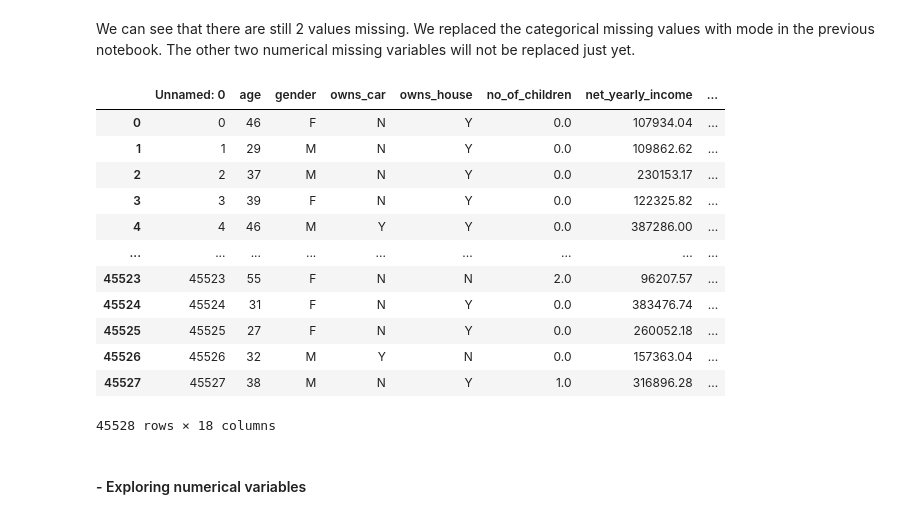
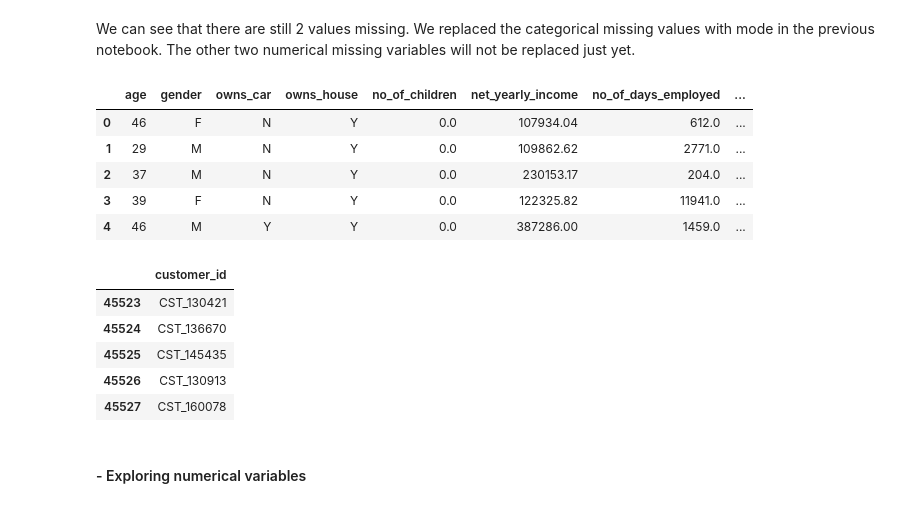
Before and after one commit to CamiloDS16/Project-2-AmEx-Credit-Card-Default-, a Jupyter notebook: Project-2-AmEx-Credit-Card-Default-/notebooks/eda_amex_project.ipynb, the cells around one changed output. Cells and saved outputs as stored; diff of their text form; code cells hidden in the pictures.

```diff
--- a/Project-2-AmEx-Credit-Card-Default-/notebooks/eda_amex_project.ipynb
+++ b/Project-2-AmEx-Credit-Card-Default-/notebooks/eda_amex_project.ipynb
@@ -46,7 +28,7 @@ ModuleNotFoundError: No module named 'widgetsnbextension'
 #### Loading the data
 # %%
 # Loading data to variable amex_df_
-amex_df_ = pd.read_csv(r'/Users/camilods16/Documents/Project-2-AmEx-Credit-Card-Default-/Project-2-AmEx-Credit-Card-Default-/data/processed/amex_clean_data.csv')
+amex_df_ = pd.read_csv(r'/Users/camilods16/Documents/Project-2-AmEx-Credit-Card-Default-/Project-2-AmEx-Credit-Card-Default-/data/processed/amex_data.csv')
 # %% [markdown]
 ### Pandas Profile: American Express DataFrame
 # %% [markdown]
@@ -116,6 +98,8 @@ Index(['Unnamed: 0', 'customer_id', 'age', 'gender', 'owns_car', 'owns_house',
        'credit_card_default'],
       dtype='object')
 # %%
-# dropping False column
-amex_df_.drop(False, axis=1, inplace=True)
+# dropping unnamed column column
+amex_df_ = amex_df_.drop(columns='Unnamed: 0', axis=1)
+amex_train = amex_df_
+amex_train.head(5)
 # %% [output]
@@ -135,25 +113,27 @@ Index(['Unnamed: 0', 'customer_id', 'age', 'gender', 'owns_car', 'owns_house',
 We can see that there are still 2 values missing. We replaced the categorical missing values with mode in the previous notebook. The other two numerical missing variables will not be replaced just yet.
 # %%
 # Dropping customer_id column for exploration
-customer_amex = amex_df_[['customer_id']]
-amex_df_.drop('customer_id', axis=1, inplace=True)
+customer_amex = amex_train[['customer_id']]
+amex_train = amex_train.drop('customer_id', axis=1)
 # %%
 # checking the df
-amex_df_
+amex_train.head(5)
 # %% [output]
-|  | Unnamed: 0 | age | gender | owns_car | owns_house | no_of_children | net_yearly_income | ... |
-| 0 | 0 | 46 | F | N | Y | 0.0 | 107934.04 | ... |
-| 1 | 1 | 29 | M | N | Y | 0.0 | 109862.62 | ... |
-| 2 | 2 | 37 | M | N | Y | 0.0 | 230153.17 | ... |
-| 3 | 3 | 39 | F | N | Y | 0.0 | 122325.82 | ... |
-| 4 | 4 | 46 | M | Y | Y | 0.0 | 387286.00 | ... |
-| ... | ... | ... | ... | ... | ... | ... | ... | ... |
-| 45523 | 45523 | 55 | F | N | N | 2.0 | 96207.57 | ... |
-| 45524 | 45524 | 31 | F | N | Y | 0.0 | 383476.74 | ... |
-| 45525 | 45525 | 27 | F | N | Y | 0.0 | 260052.18 | ... |
-| 45526 | 45526 | 32 | M | Y | N | 0.0 | 157363.04 | ... |
-| 45527 | 45527 | 38 | M | N | Y | 1.0 | 316896.28 | ... |
+|  | age | gender | owns_car | owns_house | no_of_children | net_yearly_income | no_of_days_employed | ... |
+| 0 | 46 | F | N | Y | 0.0 | 107934.04 | 612.0 | ... |
+| 1 | 29 | M | N | Y | 0.0 | 109862.62 | 2771.0 | ... |
+| 2 | 37 | M | N | Y | 0.0 | 230153.17 | 204.0 | ... |
+| 3 | 39 | F | N | Y | 0.0 | 122325.82 | 11941.0 | ... |
+| 4 | 46 | M | Y | Y | 0.0 | 387286.00 | 1459.0 | ... |
-45528 rows × 18 columns
+# %%
+customer_amex.tail(5)
+# %% [output]
+|  | customer_id |
+| 45523 | CST_130421 |
+| 45524 | CST_136670 |
+| 45525 | CST_145435 |
+| 45526 | CST_130913 |
+| 45527 | CST_160078 |
 # %% [markdown]
 #### -  Exploring numerical variables
 # %%
```
Also changed, not shown: parts of 30 cells of this notebook, 2 other files.
